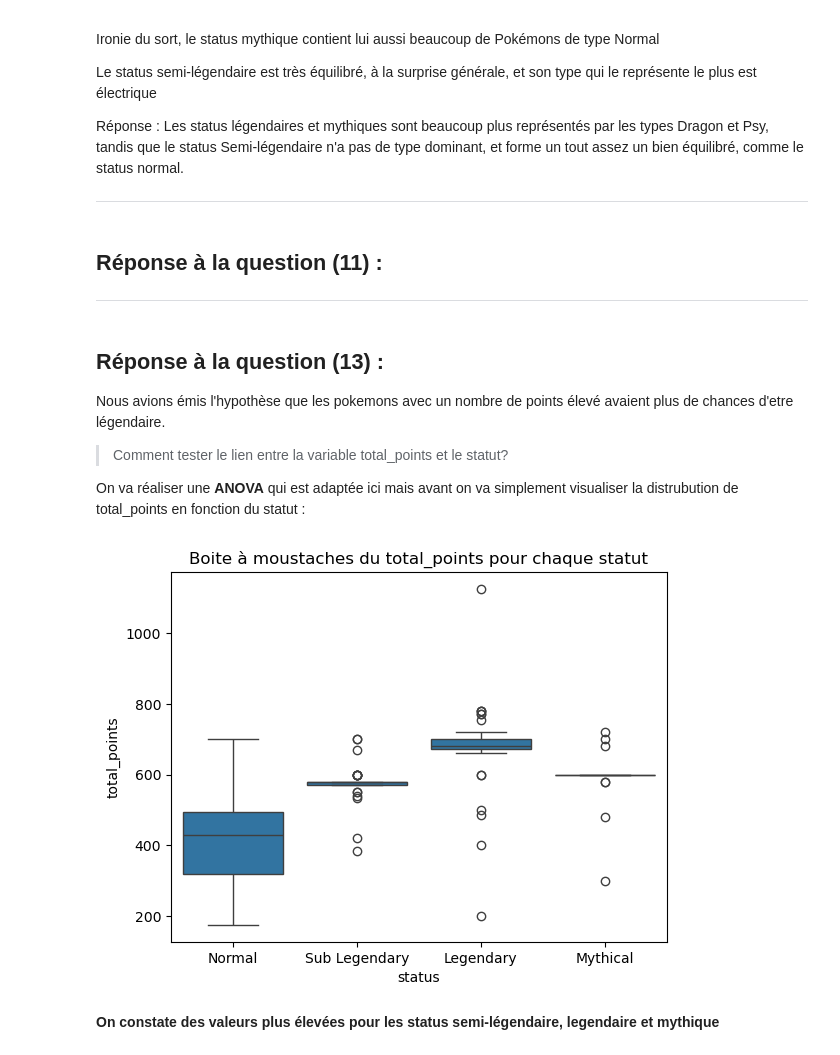
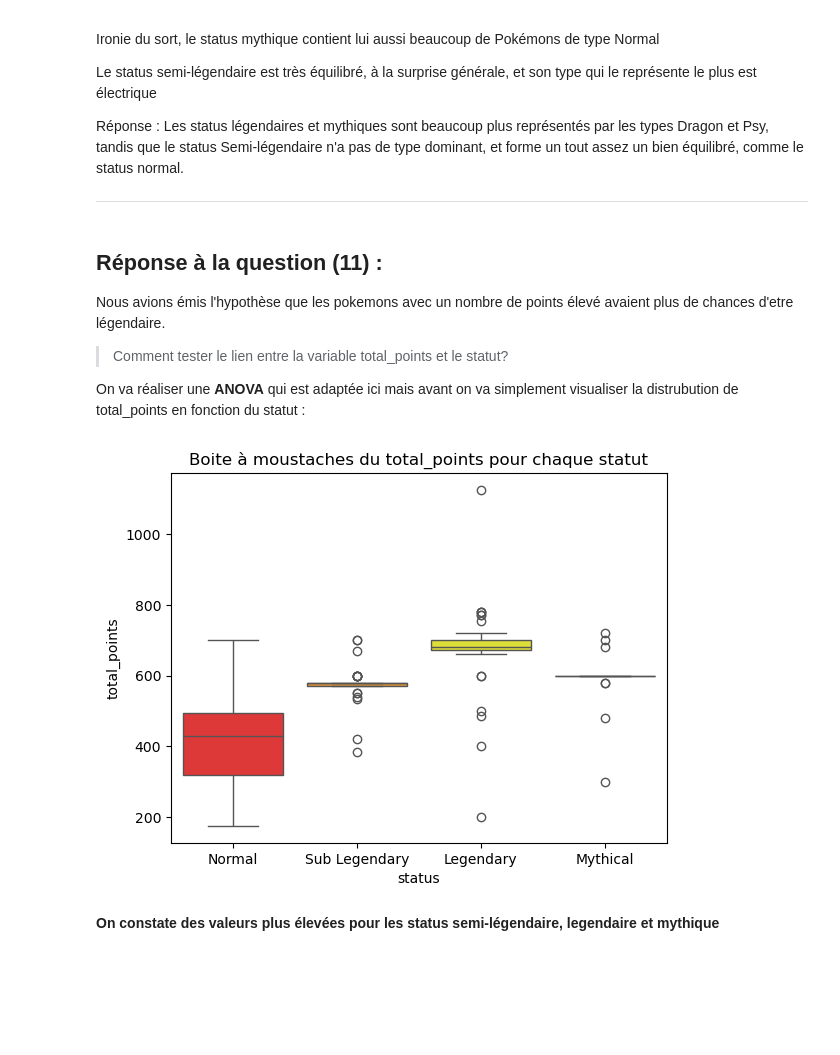
Before and after one commit to Furatus/4EDAP_Pokemon, a Jupyter notebook: Exploratory_analysis.ipynb, the cells around one changed output. Cells and saved outputs as stored; diff of their text form; code cells hidden in the pictures; blank space fills up the shorter version.

```diff
--- a/Exploratory_analysis.ipynb
+++ b/Exploratory_analysis.ipynb
@@ -912,12 +913,8 @@ Le status semi-légendaire est très équilibré, à la surprise générale, et
 Réponse : Les status légendaires et mythiques sont beaucoup plus représentés par les types Dragon et Psy, tandis que le status Semi-légendaire n'a pas de type dominant, et forme un tout assez un bien équilibré, comme le status normal.
 
 ---
-# %% [markdown]
-## Réponse à la question (11) :
-
----
 # %% [markdown]
-## Réponse à la question (13) :
+## Réponse à la question (11) :
 
 Nous avions émis l'hypothèse que les pokemons avec un nombre de points élevé avaient plus de chances d'etre légendaire.
 
@@ -925,11 +922,11 @@ Nous avions émis l'hypothèse que les pokemons avec un nombre de points élevé
 
 On va réaliser une **ANOVA** qui est adaptée ici mais avant on va simplement visualiser la distrubution de total_points en fonction du statut :
 # %%
-sns.boxplot(x='status',y='total_points',data=dfPokemon)
+sns.boxplot(x='status',y='total_points',data=dfPokemon, hue='status', palette=status_colors)
 plt.title("Boite à moustaches du total_points pour chaque statut")
 plt.show()
 # %% [output]
-[figure, old version]
+[figure, new version]
 # %% [markdown]
 **On constate des valeurs plus élevées pour les status semi-légendaire, legendaire et mythique**
 # %%
```
Also changed, not shown: parts of 8 cells of this notebook, 4 other files.
